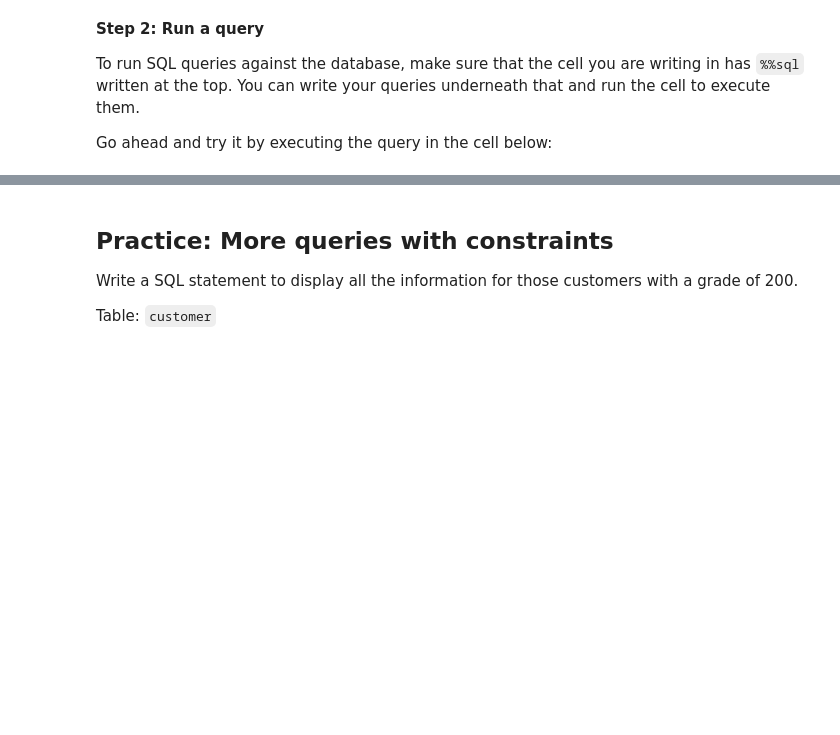
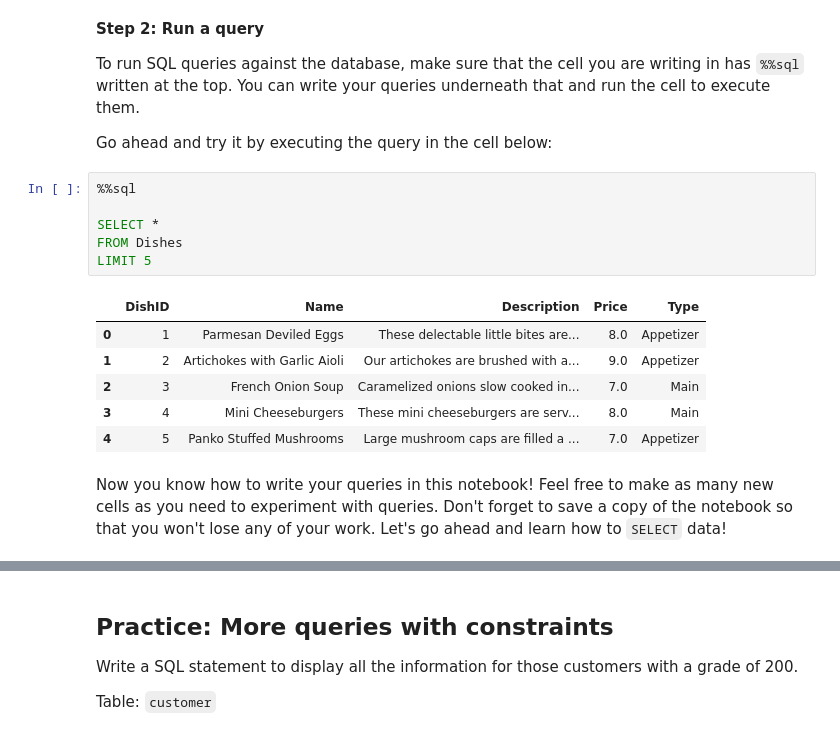
Before and after one commit to freestackinitiative/coop_sql_notebooks, a Jupyter notebook: COOP_SQL_101.ipynb, the cells around one changed output, grey strips where cells are left out. Saved outputs shown, nothing was run; the diff lists cells and outputs as text; blank space fills up the shorter version.

Commit message:
Updating 101 notebook

```diff
--- a/COOP_SQL_101.ipynb
+++ b/COOP_SQL_101.ipynb
@@ -343,3 +361,18 @@ con = connect_teachdb(database="core")
 To run SQL queries against the database, make sure that the cell you are writing in has `%%sql` written at the top. You can write your queries underneath that and run the cell to execute them.
 
 Go ahead and try it by executing the query in the cell below:
+# %%
+%%sql
+
+SELECT *
+FROM Dishes
+LIMIT 5
+# %% [output]
+|  | DishID | Name | Description | Price | Type |
+| 0 | 1 | Parmesan Deviled Eggs | These delectable little bites are... | 8.0 | Appetizer |
+| 1 | 2 | Artichokes with Garlic Aioli | Our artichokes are brushed with a... | 9.0 | Appetizer |
+| 2 | 3 | French Onion Soup | Caramelized onions slow cooked in... | 7.0 | Main |
+| 3 | 4 | Mini Cheeseburgers | These mini cheeseburgers are serv... | 8.0 | Main |
+| 4 | 5 | Panko Stuffed Mushrooms | Large mushroom caps are filled a ... | 7.0 | Appetizer |
+# %% [markdown]
+Now you know how to write your queries in this notebook! Feel free to make as many new cells as you need to experiment with queries. Don't forget to save a copy of the notebook so that you won't lose any of your work. Let's go ahead and learn how to `SELECT` data!
```
Also changed, not shown: parts of 19 cells of this notebook, 1 other file.
